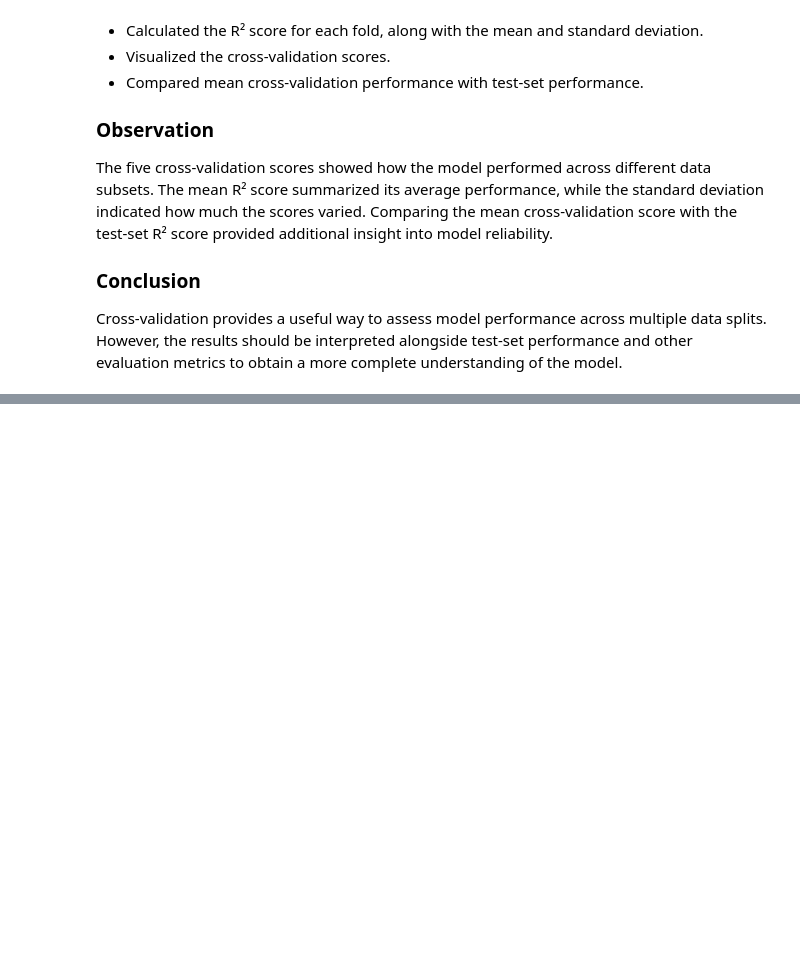
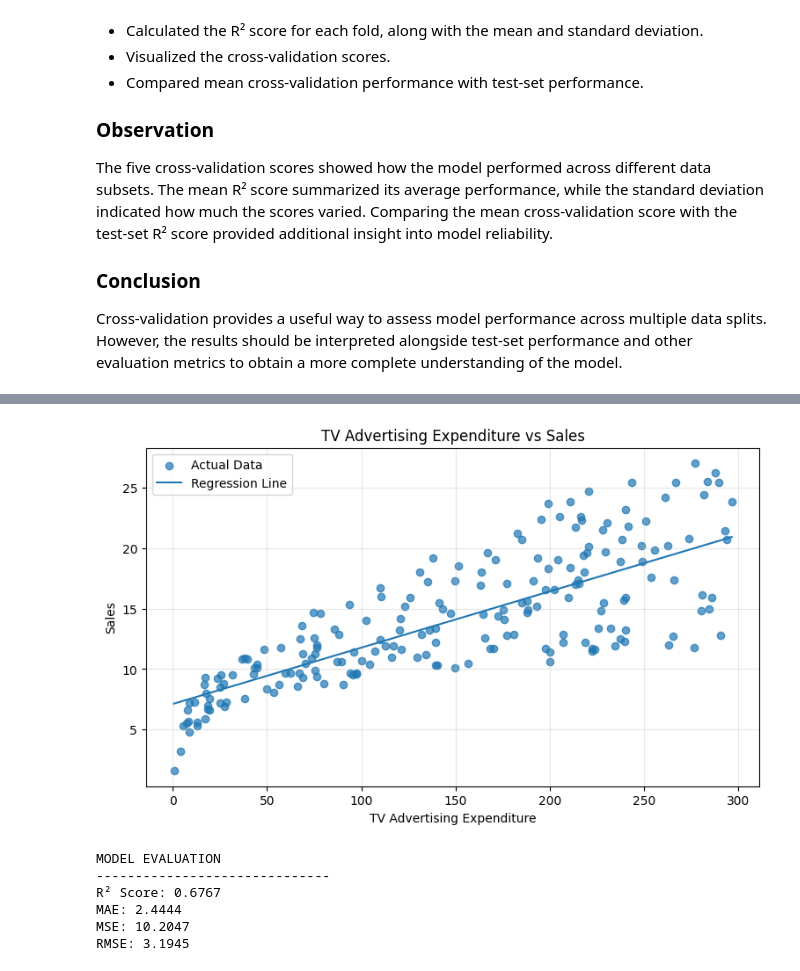
Before and after one commit to shreeshreeya69-crypto/simple-linear-regression-ybi, a Jupyter notebook: Simple_Linear_Regression_YBI.ipynb, the cells around one changed output, grey strips where cells are left out. Cells and saved outputs as stored; diff of their text form; code cells hidden in the pictures; blank space fills up the shorter version.

Commit message:
Day 33 - Regression Equation and Business Impact Analysis

```diff
--- a/Simple_Linear_Regression_YBI.ipynb
+++ b/Simple_Linear_Regression_YBI.ipynb
@@ -4654,0 +4692,14 @@ Cross-validation provides a useful way to assess model performance across multip
+# %%
+X = df[['TV']]
+y = df['sales']
+
+X_train, X_test, y_train, y_test = train_test_split(
+    X, y, test_size=0.2, random_state=42
+)
+
+model = LinearRegression()
+model.fit(X_train, y_train)
+
+print("Model trained successfully!")
+print("Training records:", len(X_train))
+print("Testing records:", len(X_test))
@@ -4654,0 +4764,48 @@ Cross-validation provides a useful way to assess model performance across multip
+# %%
+plt.figure(figsize=(9, 5))
+
+plt.scatter(
+    df['TV'],
+    df['sales'],
+    alpha=0.7,
+    label='Actual Data'
+)
+
+tv_range = np.linspace(df['TV'].min(), df['TV'].max(), 200)
+sales_line = model.predict(pd.DataFrame({'TV': tv_range}))
+
+plt.plot(
+    tv_range,
+    sales_line,
+    label='Regression Line'
+)
+
+plt.xlabel("TV Advertising Expenditure")
+plt.ylabel("Sales")
+plt.title("TV Advertising Expenditure vs Sales")
+plt.legend()
+plt.grid(alpha=0.3)
+plt.show()
+# %% [output]
+[figure, added]
+# %%
+test_predictions = model.predict(X_test)
+
+r2 = r2_score(y_test, test_predictions)
+mae = mean_absolute_error(y_test, test_predictions)
+mse = mean_squared_error(y_test, test_predictions)
+rmse = np.sqrt(mse)
+
+print("MODEL EVALUATION")
+print("-" * 30)
+print("R² Score:", round(r2, 4))
+print("MAE:", round(mae, 4))
+print("MSE:", round(mse, 4))
+print("RMSE:", round(rmse, 4))
+# %% [output]
+MODEL EVALUATION
+------------------------------
+R² Score: 0.6767
+MAE: 2.4444
+MSE: 10.2047
+RMSE: 3.1945
```
Also changed, not shown: parts of 7 cells of this notebook.
